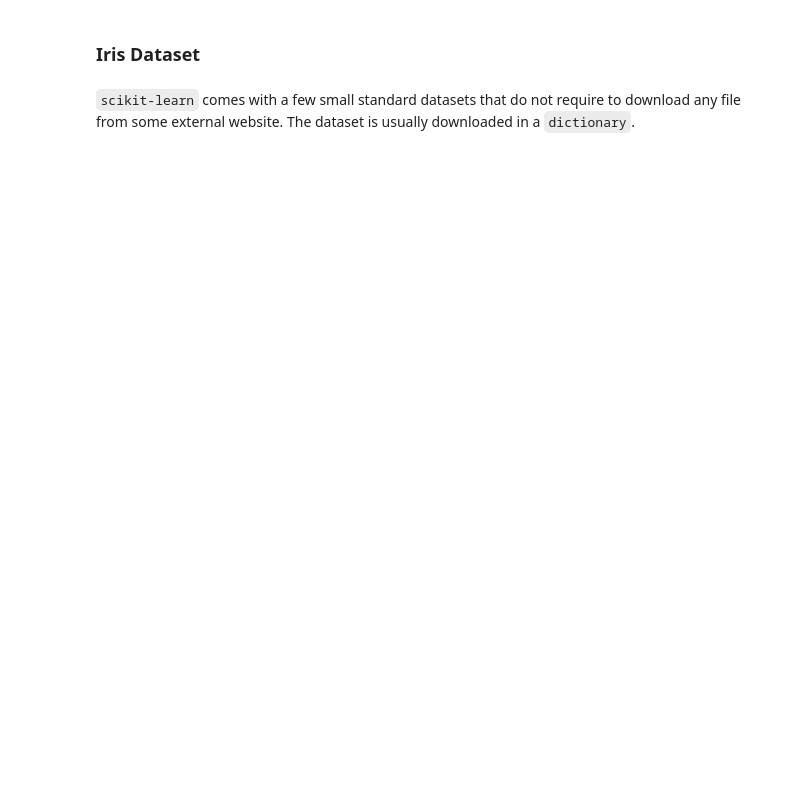
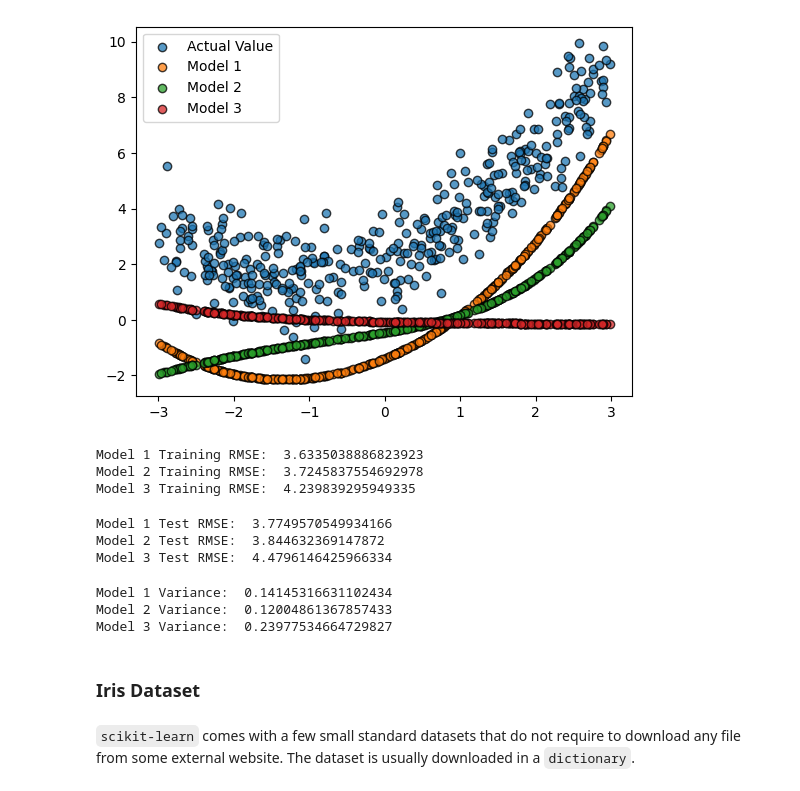
Before and after one commit to musabbirsammak/machine-learning-with-python, a Jupyter notebook: lecture-4-regularizations.ipynb, the cells around one changed output. Saved outputs shown, nothing was run; the diff lists cells and outputs as text; code cells hidden in the pictures; blank space fills up the shorter version.

```diff
--- a/lecture-4-regularizations.ipynb
+++ b/lecture-4-regularizations.ipynb
@@ -15,0 +32,21 @@ from sklearn.datasets import load_iris
+# %%
+scaler = StandardScaler()
+scaler.fit(X_train_poly)
+X_train_poly = scaler.transform(X_train_poly)
+X_test_poly = scaler.transform(X_test_poly)
+# %%
+model1 = SGDRegressor(fit_intercept=False, loss='squared_error', penalty=None, max_iter=500,
+                      early_stopping=True, n_iter_no_change=10, tol=1e-3, learning_rate='constant', eta0=0.01, verbose=1
+                      )
+
+model2 = SGDRegressor(fit_intercept=False, loss='squared_error', penalty='l2', alpha=1, max_iter=500,
+                      early_stopping=True, n_iter_no_change=10, tol=1e-3, learning_rate='constant', eta0=0.01, verbose=1
+                      )
+
+model3 = SGDRegressor(fit_intercept=False, loss='squared_error', penalty='l2', alpha=25, max_iter=500, early_stopping=True,
+                      n_iter_no_change=10, tol=1e-3, learning_rate='constant', eta0=0.01, verbose=1
+                      )
+# %%
+model1.fit(X_train_poly, y_train)
+model2.fit(X_train_poly, y_train)
+model3.fit(X_train_poly, y_train)
@@ -16,3 +74,48 @@ from sklearn.datasets import load_iris
+# %%
+model1_preds = model1.predict(X_train_poly)
+model2_preds = model2.predict(X_train_poly)
+model3_preds = model3.predict(X_train_poly)
+# %%
+plt.scatter(X_train, y_train, alpha=0.75, edgecolors='black', label='Actual Value')
+plt.scatter(X_train, model1_preds, alpha=0.75, edgecolors='black', label='Model 1')
+plt.scatter(X_train, model2_preds, alpha=0.75, edgecolors='black', label='Model 2')
+plt.scatter(X_train, model3_preds, alpha=0.75, edgecolors='black', label='Model 3')
+plt.legend()
+plt.show()
+# %% [output]
+[figure, added]
+# %%
+model1_training_rmse = np.sqrt(mean_squared_error(y_train, model1_preds))
+model2_training_rmse = np.sqrt(mean_squared_error(y_train, model2_preds))
+model3_training_rmse = np.sqrt(mean_squared_error(y_train, model3_preds))
+
+print("Model 1 Training RMSE: ", model1_training_rmse)
+print("Model 2 Training RMSE: ", model2_training_rmse)
+print("Model 3 Training RMSE: ", model3_training_rmse)
+# %% [output]
+Model 1 Training RMSE:  3.6335038886823923
+Model 2 Training RMSE:  3.7245837554692978
+Model 3 Training RMSE:  4.239839295949335
+# %%
+model1_test_rmse = np.sqrt(mean_squared_error(y_test, model1.predict(X_test_poly)))
+model2_test_rmse = np.sqrt(mean_squared_error(y_test, model2.predict(X_test_poly)))
+model3_test_rmse = np.sqrt(mean_squared_error(y_test, model3.predict(X_test_poly)))
+
+print("Model 1 Test RMSE: ", model1_test_rmse)
+print("Model 2 Test RMSE: ", model2_test_rmse)
+print("Model 3 Test RMSE: ", model3_test_rmse)
+# %% [output]
+Model 1 Test RMSE:  3.7749570549934166
+Model 2 Test RMSE:  3.844632369147872
+Model 3 Test RMSE:  4.4796146425966334
+# %%
+print('Model 1 Variance: ', np.abs(model1_training_rmse - model1_test_rmse))
+print('Model 2 Variance: ', np.abs(model2_training_rmse - model2_test_rmse))
+print('Model 3 Variance: ', np.abs(model3_training_rmse - model3_test_rmse))
+# %% [output]
+Model 1 Variance:  0.14145316631102434
+Model 2 Variance:  0.12004861367857433
+Model 3 Variance:  0.23977534664729827
 # %% [markdown]
 ### Iris Dataset
 # %% [markdown]
```
Also changed, not shown: parts of 22 cells of this notebook, 19 other files.
